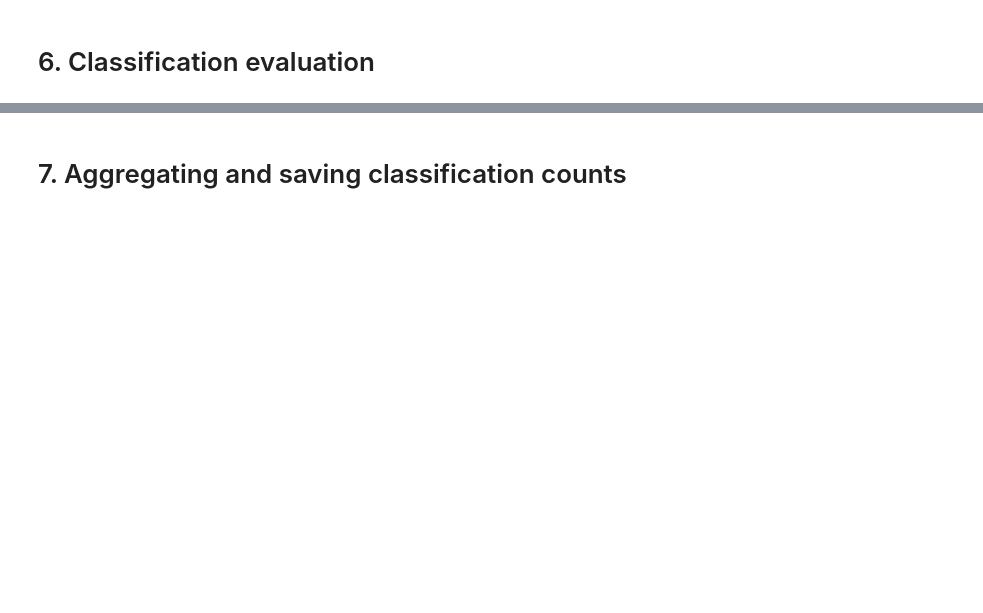
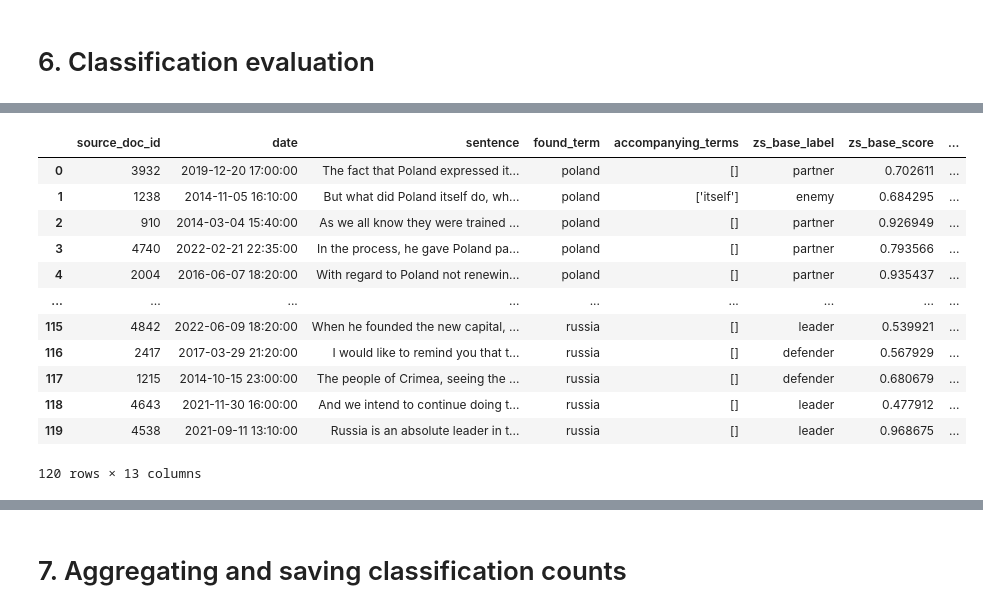
Before and after one commit to szuvarska/PutinsTalksAnalysis, a Jupyter notebook: notebooks/03b_context_classification.ipynb, the cells around one changed output, grey strips where cells are left out. Saved outputs shown, nothing was run; the diff lists cells and outputs as text; code cells hidden in the pictures; blank space fills up the shorter version.

```diff
--- a/notebooks/03b_context_classification.ipynb
+++ b/notebooks/03b_context_classification.ipynb
@@ -234,3 +234,11 @@ Running Zero-Shot (Synonym Labels)...
 Saved classified sentences for Russia.
 # %% [markdown]
 # 5. Classifying sentences using Gemini and human annotation
+# %%
+# Export random 20 sentences for every country
+for key, terms in target_terms.items():
+    print(f"Processing country: {key}")
+    df_sentences = pd.read_csv(f"../data/sentences/sentences_{key}_classified.csv")
+    df_sample = df_sentences.sample(n=20, random_state=42)
+    df_sample.to_csv(f"../data/sentences/sentences_{key}_sample.csv", index=False)
+    print(f"Exported sample for {key}.")
@@ -237,2 +258,24 @@ Saved classified sentences for Russia.
 # %% [markdown]
 # 6. Classification evaluation
+# %%
+# Read the annotations and merge tables
+df_all_sentences = []
+for key, terms in target_terms.items():
+    df_sentences = pd.read_csv(f"../data/sentences/sentences_{key}_sample_annotated.csv")
+
+    print(f"Processing annotated sentences for country: {key}")
+    # Map synonym labels back to base labels for comparison
+    if key == 'Russia':
+        LABELS_BASE = ["victim", "leader", "defender"]
+        LABELS_SYNONYMS = ["casualty", "commander", "protector"]
+    else:
+        LABELS_BASE = ["partner", "enemy", "neutral"]
+        LABELS_SYNONYMS = ["ally", "adversary", "unbiased"]
+    synonym_to_base = dict(zip(LABELS_SYNONYMS, LABELS_BASE))
+    df_sentences['zs_syn_label_mapped'] = df_sentences['zs_syn_label'].map(synonym_to_base)
+    df_sentences['country'] = key
+
+    df_all_sentences.append(df_sentences)
+
+df_annotated = pd.concat(df_all_sentences, ignore_index=True)
+print(f"Total sentences for evaluation: {len(df_sentences)}")
@@ -238,0 +290,16 @@ Saved classified sentences for Russia.
+# %%
+df_annotated
+# %% [output]
+|  | source_doc_id | date | sentence | found_term | accompanying_terms | zs_base_label | zs_base_score | ... |
+| 0 | 3932 | 2019-12-20 17:00:00 | The fact that Poland expressed it... | poland | [] | partner | 0.702611 | ... |
+| 1 | 1238 | 2014-11-05 16:10:00 | But what did Poland itself do, wh... | poland | ['itself'] | enemy | 0.684295 | ... |
+| 2 | 910 | 2014-03-04 15:40:00 | As we all know they were trained ... | poland | [] | partner | 0.926949 | ... |
+| 3 | 4740 | 2022-02-21 22:35:00 | In the process, he gave Poland pa... | poland | [] | partner | 0.793566 | ... |
+| 4 | 2004 | 2016-06-07 18:20:00 | With regard to Poland not renewin... | poland | [] | partner | 0.935437 | ... |
+| ... | ... | ... | ... | ... | ... | ... | ... | ... |
+| 115 | 4842 | 2022-06-09 18:20:00 | When he founded the new capital, ... | russia | [] | leader | 0.539921 | ... |
+| 116 | 2417 | 2017-03-29 21:20:00 | I would like to remind you that t... | russia | [] | defender | 0.567929 | ... |
+| 117 | 1215 | 2014-10-15 23:00:00 | The people of Crimea, seeing the ... | russia | [] | defender | 0.680679 | ... |
+| 118 | 4643 | 2021-11-30 16:00:00 | And we intend to continue doing t... | russia | [] | leader | 0.477912 | ... |
+| 119 | 4538 | 2021-09-11 13:10:00 | Russia is an absolute leader in t... | russia | [] | leader | 0.968675 | ... |
+120 rows × 13 columns
```
Also changed, not shown: parts of 13 cells of this notebook, 12 other files.
